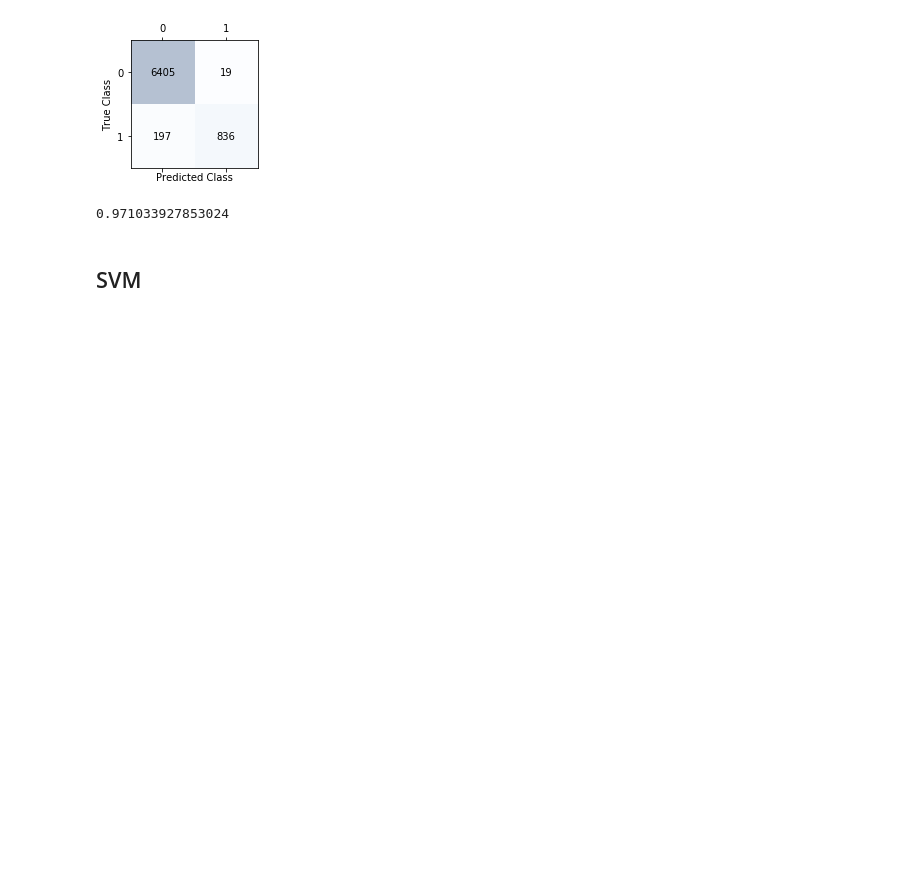
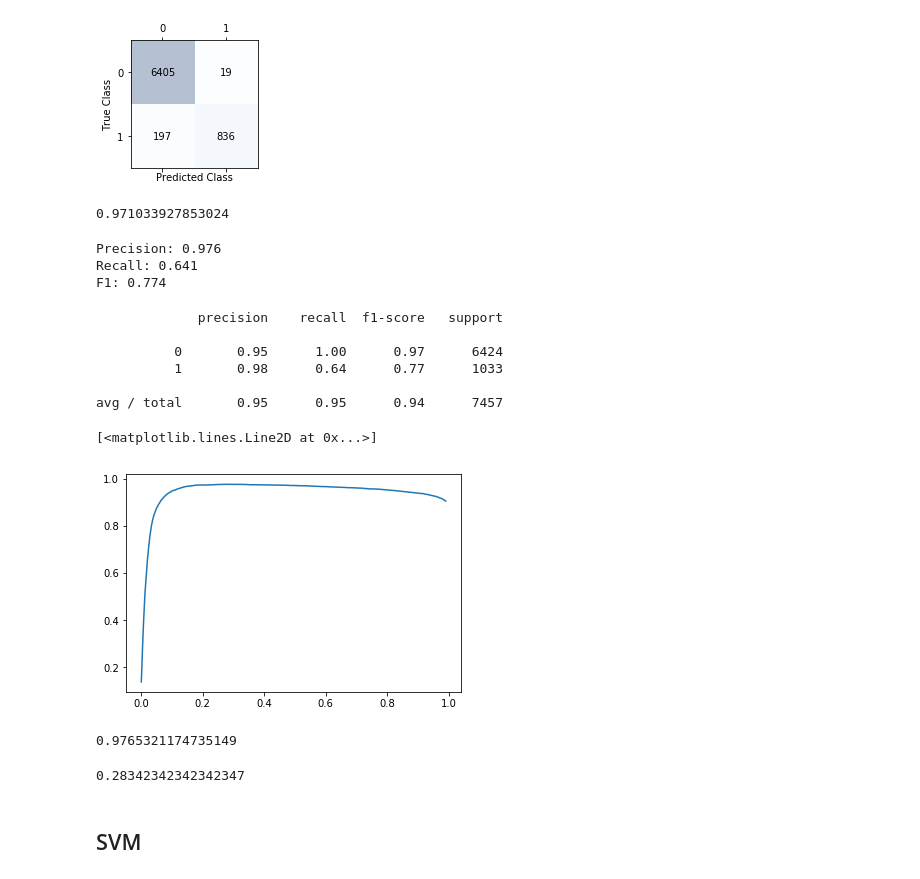
Before and after one commit to AkiraOkuno/Fake_News, a Jupyter notebook: Classification/NLP_TitleClassifier.ipynb, the cells around one changed output. Cells and saved outputs as stored; diff of their text form; code cells hidden in the pictures; blank space fills up the shorter version.

```diff
--- a/Classification/NLP_TitleClassifier.ipynb
+++ b/Classification/NLP_TitleClassifier.ipynb
@@ -301,3 +324,23 @@ plt.show()
 classif2.score(Xtest_cvt, Ytest)
 # %% [output]
 0.971033927853024
+# %%
+from sklearn.metrics import precision_score, recall_score, f1_score
+
+print('Precision: %.3f' % precision_score(y_true=Ytest, y_pred=y_pred))
+print('Recall: %.3f' % recall_score(y_true=Ytest, y_pred=y_pred))
+print('F1: %.3f' % f1_score(y_true=Ytest, y_pred=y_pred))
+# %% [output]
+Precision: 0.976
+Recall: 0.641
+F1: 0.774
+# %%
+from sklearn.metrics import classification_report
+print(classification_report(Ytest, y_pred))
+# %% [output]
+             precision    recall  f1-score   support
+
+          0       0.95      1.00      0.97      6424
+          1       0.98      0.64      0.77      1033
+
+avg / total       0.95      0.95      0.94      7457
@@ -303,0 +349,9 @@ classif2.score(Xtest_cvt, Ytest)
+# %%
+possible_cutoffs = np.linspace(0,0.99,1000)
+# %%
+accuracies = map(lambda x : accuracy_logreg(x, classif2, Xtest_cvt), possible_cutoffs)
+# %%
+plt.plot(possible_cutoffs, list(accuracies))
+# %% [output]
+[<matplotlib.lines.Line2D at 0x...>]
+[figure, added]
@@ -304,3 +362,11 @@ classif2.score(Xtest_cvt, Ytest)
+# %%
+best_accuracy
+# %% [output]
+0.9765321174735149
+# %%
+best_cutoff
+# %% [output]
+0.28342342342342347
 # %% [markdown]
 ## SVM
 # %%
```
Also changed, not shown: parts of 11 cells of this notebook.
